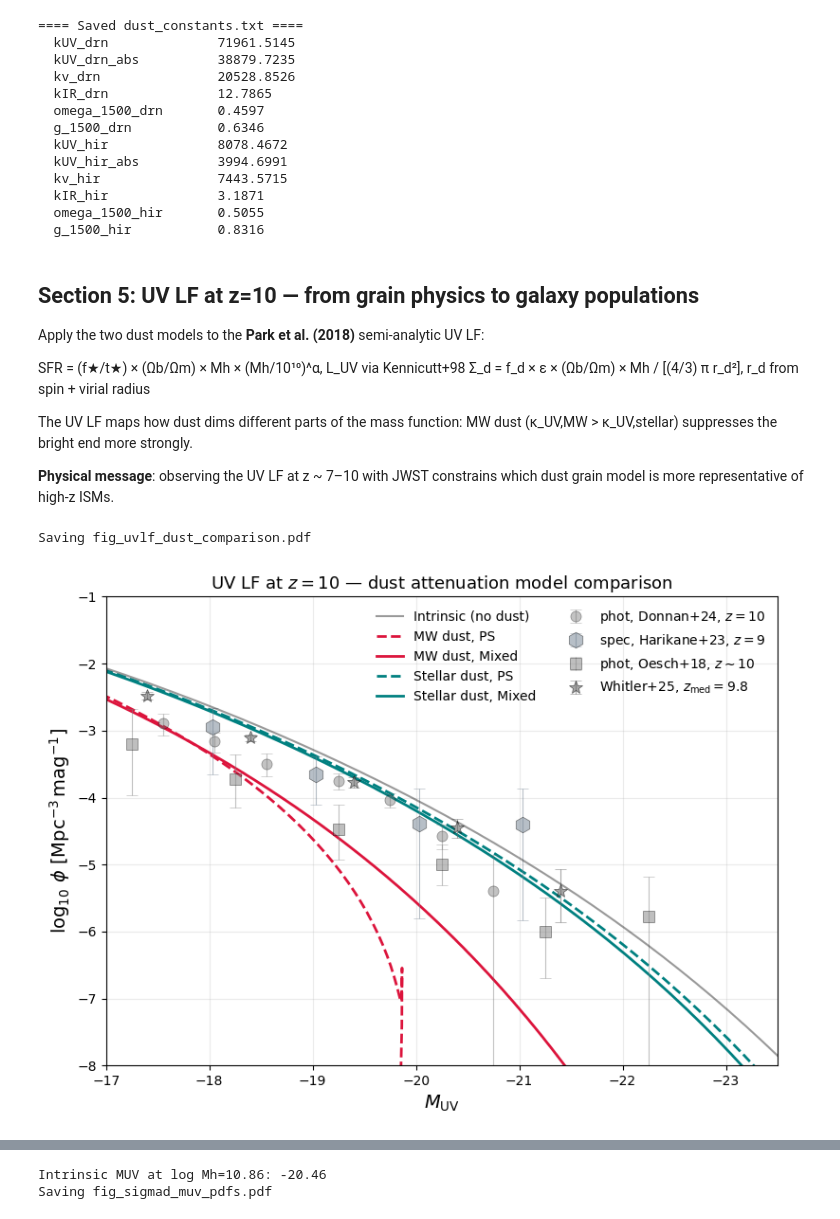
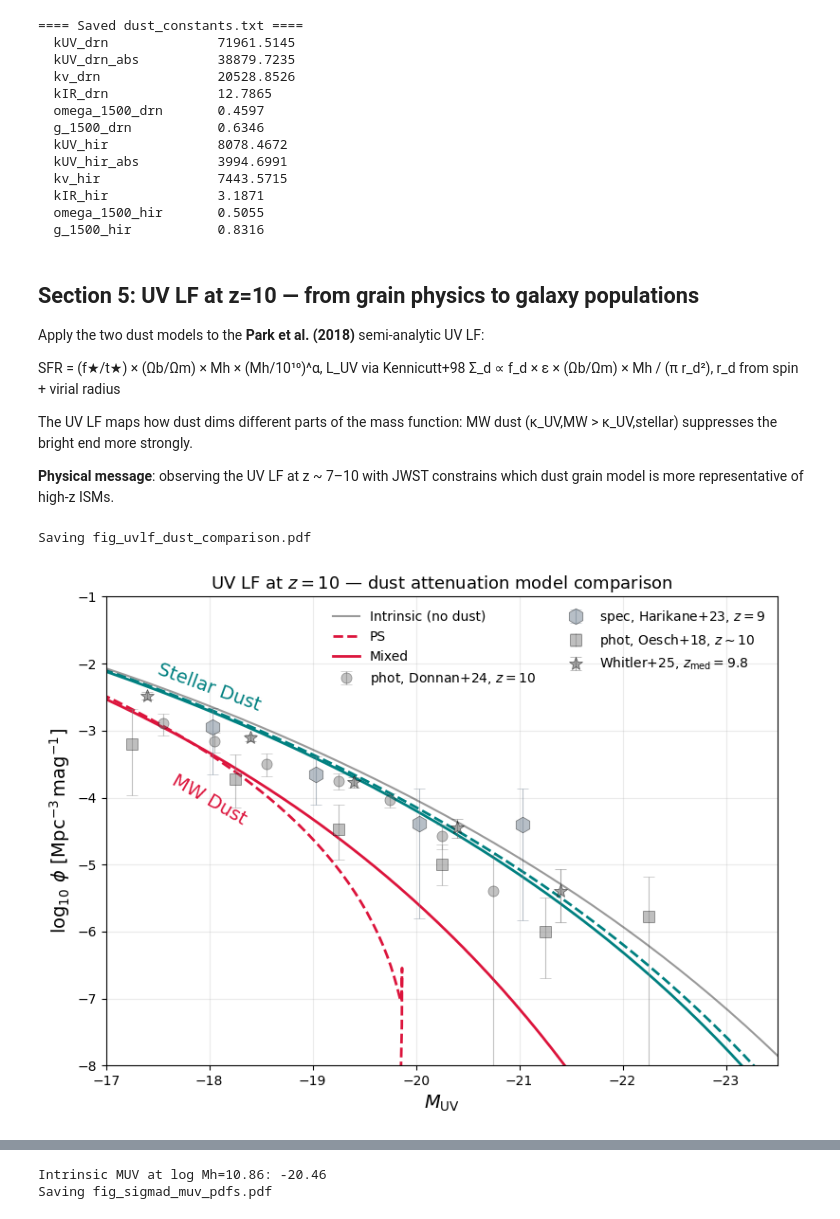
Before and after one commit to LauraSommovigo/dust_JWST_highz, a Jupyter notebook: notebooks/notebook_dust_lf_cph26_z10.ipynb, the cells around one changed output, grey strips where cells are left out. Saved outputs shown, nothing was run; the diff lists cells and outputs as text; code cells hidden in the pictures.

```diff
--- a/notebooks/notebook_dust_lf_cph26_z10.ipynb
+++ b/notebooks/notebook_dust_lf_cph26_z10.ipynb
@@ -521,7 +522,7 @@ for k, v in constants.items():
 Apply the two dust models to the **Park et al. (2018)** semi-analytic UV LF:
 
   SFR = (f★/t★) × (Ωb/Ωm) × Mh × (Mh/10¹⁰)^α,  L_UV via Kennicutt+98
-  Σ_d = f_d × ε × (Ωb/Ωm) × Mh / [(4/3) π r_d²],  r_d from spin + virial radius
+  Σ_d ∝ f_d × ε × (Ωb/Ωm) × Mh / (π r_d²),  r_d from spin + virial radius
 
 The UV LF maps how dust dims different parts of the mass function:
 MW dust (κ_UV,MW > κ_UV,stellar) suppresses the bright end more strongly.
@@ -646,40 +647,45 @@ def _plot_obs(ax, df):
                 capsize=4, elinewidth=0.8, alpha=alpha, label=label,
             )
 
 # ── Plot ──────────────────────────────────────────────────────────────────────
 fig, ax = plt.subplots(figsize=(8, 6))
 
 # Intrinsic LF
 ax.plot(MUV_intr, np.log10(phi_intr), color="black", lw=1.5, ls="-",
         label="Intrinsic (no dust)", zorder=10, alpha=0.4)
 
 # Attenuated LFs
 ax.plot(MUV_mw_ps,  np.log10(phi_mw_ps),  color="crimson", lw=2, ls="--",
-        label="MW dust, PS")
+        label="PS")
 ax.plot(MUV_mw_mix, np.log10(phi_mw_mix), color="crimson", lw=2, ls="-",
-        label="MW dust, Mixed")
-ax.plot(MUV_st_ps,  np.log10(phi_st_ps),  color="teal",    lw=2, ls="--",
-        label="Stellar dust, PS")
-ax.plot(MUV_st_mix, np.log10(phi_st_mix), color="teal",    lw=2, ls="-",
-        label="Stellar dust, Mixed")
+        label="Mixed")
+ax.plot(MUV_st_ps,  np.log10(phi_st_ps),  color="teal",    lw=2, ls="--")
+ax.plot(MUV_st_mix, np.log10(phi_st_mix), color="teal",    lw=2, ls="-")
 
 # Observational data — per-source markers, black edgecolor (via plot_lf_data)
 _plot_obs(ax, df_z10)
+
+ax.text(-18, -4.4,
+        "MW Dust", color="crimson", fontsize=14, ha="center",
+        rotation=-30)
+ax.text(-18, -2.7,
+        "Stellar Dust", color="teal", fontsize=14, ha="center",
+        rotation=-20)
 
 ax.set_xlabel(r"$M_{\rm UV}$", fontsize=14)
 ax.set_ylabel(r"$\log_{10}\,\phi\ [\mathrm{Mpc}^{-3}\,\mathrm{mag}^{-1}]$", fontsize=14)
 ax.set_xlim(-17.0, -23.5)
 ax.set_ylim(-8, -1)
 ax.legend(fontsize=10, frameon=False, ncol=2, loc="upper right")
 ax.set_title(rf"UV LF at $z={z_lf:.0f}$ — dust attenuation model comparison", fontsize=13)
 ax.grid(alpha=0.25)
 plt.tight_layout()
 print("Saving fig_uvlf_dust_comparison.pdf")
 #fig.savefig(DATA_DIR / "../outputs/fig_uvlf_dust_comparison.pdf", bbox_inches="tight")
 plt.show()
 # %% [output]
 Saving fig_uvlf_dust_comparison.pdf
-[figure, old version]
+[figure, new version]
 # %% [markdown]
 ## Section 6: Σ_d and M_UV distributions — morphology and ISM turbulence
 
```
Also changed, not shown: parts of 5 cells of this notebook, 1 other file.
